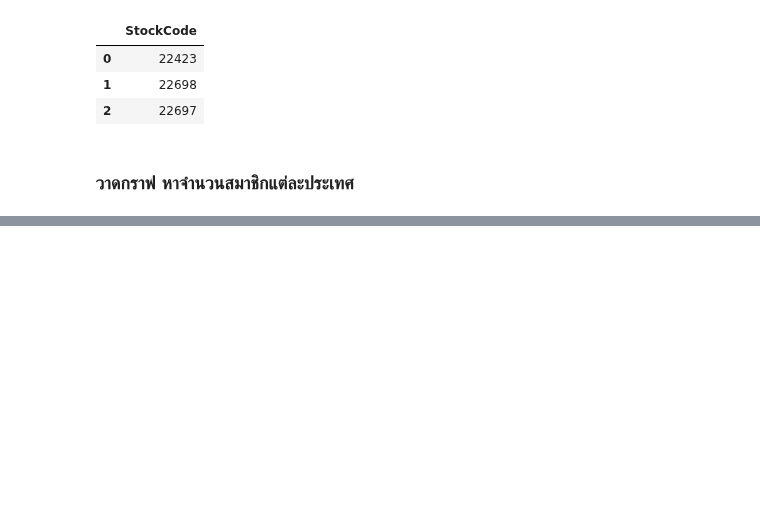
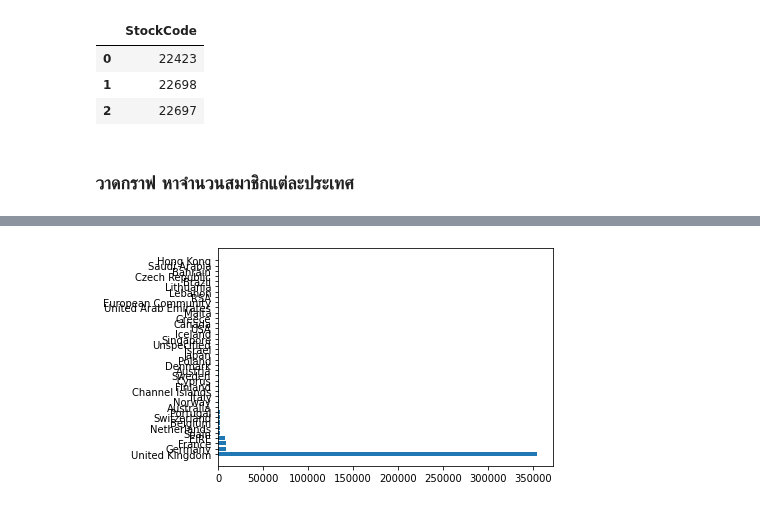
Before and after one commit to nicha0524/DPDM2021, a Jupyter notebook: Frequent_Patterns_(Association_Rules).ipynb, the cells around one changed output, grey strips where cells are left out. Cells and saved outputs as stored; diff of their text form; code cells hidden in the pictures; blank space fills up the shorter version.

```diff
--- a/Frequent_Patterns_(Association_Rules).ipynb
+++ b/Frequent_Patterns_(Association_Rules).ipynb
@@ -324,0 +298,5 @@ df
+# %%
+city = data_remove_c.groupby('Country').count().sort_values(by=['CustomerID'],ascending=False).reset_index()
+# %%
+cus_no=city.iloc[:,[0,7]]
+cus_no
@@ -324,0 +321,6 @@ df
+# %%
+fig, ax = plt.subplots()
+ax.barh(list(cus_no['Country']) , list(cus_no['CustomerID']))
+labels = ax.get_xticklabels()
+# %% [output]
+[figure, added]
```
Also changed, not shown: parts of 16 cells of this notebook.
